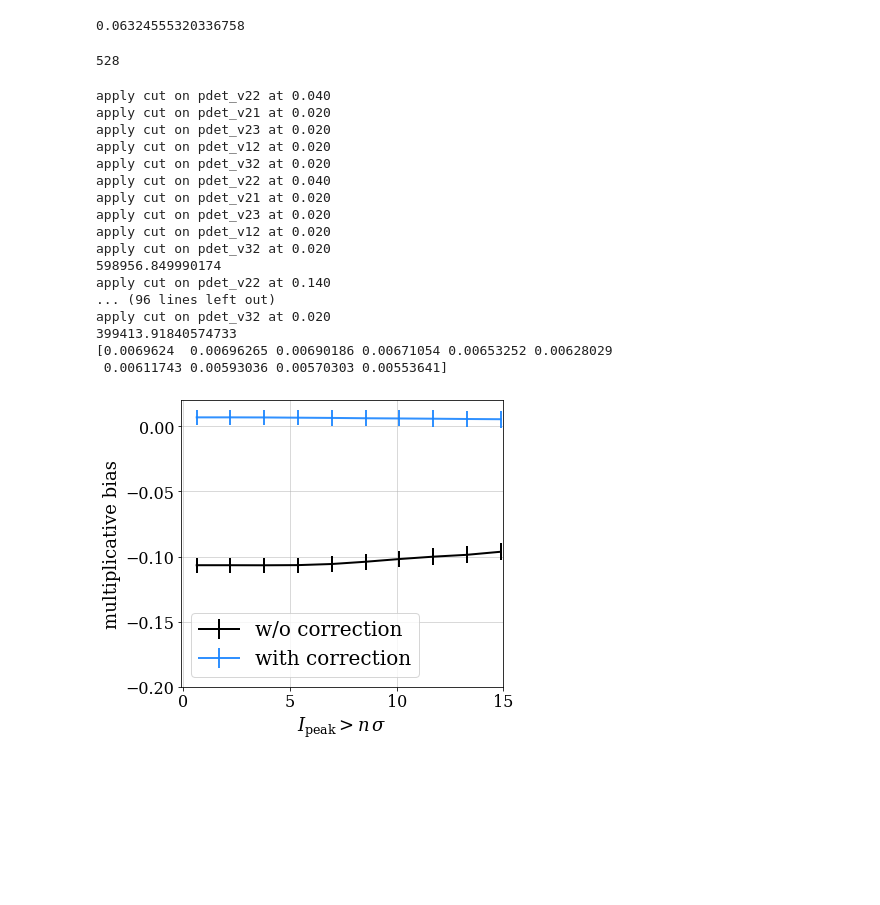
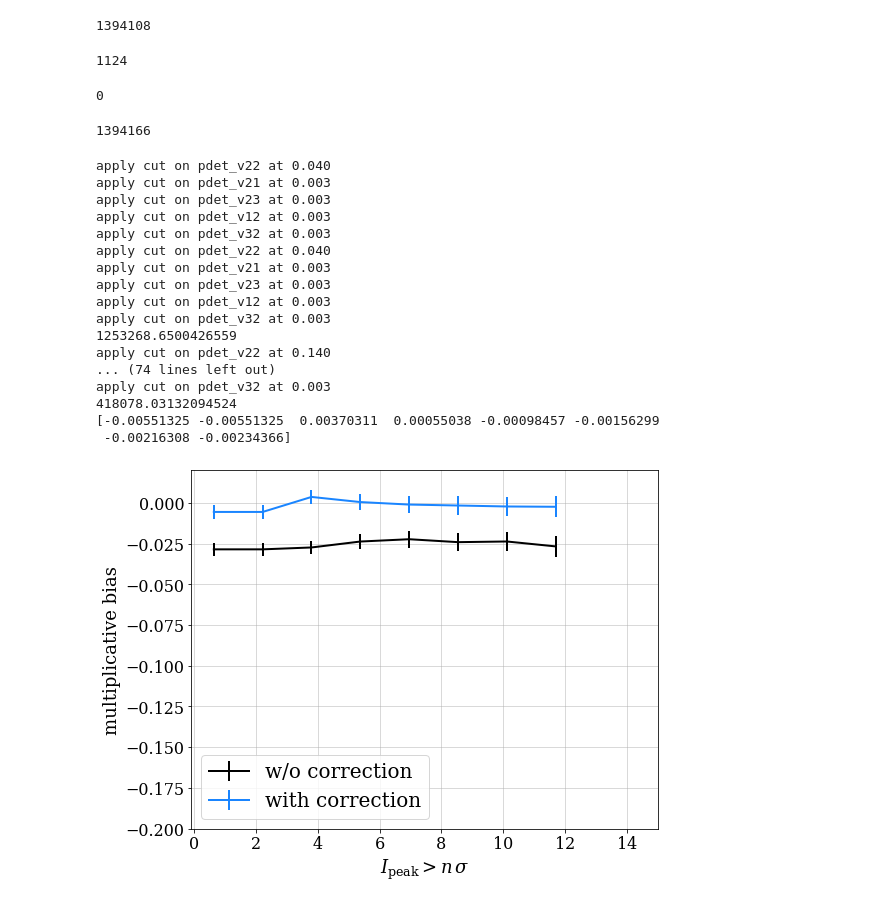
Before and after one commit to mr-superonion/FPFS_notebooks, a Jupyter notebook: ipynb/4_sheartest_noisy/1_shearEst_fs_noisy_knownRef_sigsin.ipynb, the cells around one changed output. Drawn from its saved outputs; the diff is of its cells as text; code cells hidden in the pictures; blank space fills up the shorter version.

```diff
--- a/ipynb/4_sheartest_noisy/1_shearEst_fs_noisy_knownRef_sigsin.ipynb
+++ b/ipynb/4_sheartest_noisy/1_shearEst_fs_noisy_knownRef_sigsin.ipynb
@@ -9,20 +9,19 @@ import numpy as np
 import numpy.lib.recfunctions as rfn
 import matplotlib.pylab as plt
 
-ver='try2'
+ver='try4'
 gver='basic2'
 #dver='cut16'
 dver='det'
 wrkDir=os.environ['homeWrk']
 simDir=os.path.join(wrkDir,'FPFS2/sim/')
-
 def truncSine_func(x,mu=0.,sigma=1.5,deriv=0):
     t=(x-mu)/sigma
     if deriv==0:
         return np.piecewise(t, [t<-1,(t>=-1)&(t<=1),t>1], [0.,lambda t:1./2.+np.sin(t*np.pi/2.)/2., 1.])
     elif deriv==1:
         # multiplicative factor for the first derivative
-        return np.piecewise(t, [t<-1,(t>=-1)&(t<=1),t>1],[0.,lambda t: np.pi/2./sigma*np.cos(t*np.pi/2.)/(1.+np.sin(t*np.pi/2.)), 0.] )
+        return np.piecewise(t, [t<-1+0.01,(t>=-1+0.01)&(t<=1-0.01),t>1-0.01],[0.,lambda t: np.pi/2./sigma*np.cos(t*np.pi/2.)/(1.+np.sin(t*np.pi/2.)), 0.] )
 
 
 def sigmoid_func(x,mu=0.,sigma=1.5,deriv=0):
@@ -54,7 +53,7 @@ def get_detbias(dets,ells,w_sel,icut,isig,ind):
     if use_sig:
         wselb  =  sigmoid_func(dets[fnmv],mu=icut,sigma=isig,deriv=1)
     else:
-        wselb  =  truncSine_func(dets[fnmv],mu=icut,sigma=isig*3,deriv=1)
+        wselb  =  truncSine_func(dets[fnmv],mu=icut,sigma=isig,deriv=1)
     out1=np.sum(ells[fnmr1]*wselb*w_sel)
     out2=np.sum(ells[fnmr2]*wselb*w_sel)
     return out1,out2
@@ -120,14 +119,18 @@ fig.savefig('../../html/sel_fun.pdf')
 # %%
 # read noiseless data
-nver= nver='var0em0'#'var4em3' #
+nver='var8em3' # 'var0em0'#
 outNN1=[]
 outNN2=[]
 for _i in range(400):
-    _a1=fitsio.read(os.path.join(simDir,'srcfs_%sShift-%s/psf60/fpfs-%s-%04d-g1-0000.fits' %(gver,nver,dver,_i)))
-    _a2=fitsio.read(os.path.join(simDir,'srcfs_%sShift-%s/psf60/fpfs-%s-%04d-g1-2222.fits' %(gver,nver,dver,_i)))
+    _a1=fitsio.read(os.path.join(simDir,'srcfs_%sCenter-%s_%s/psf60/fpfs-%s-%04d-g1-0000.fits' %(gver,nver,ver,dver,_i)))
+    _a2=fitsio.read(os.path.join(simDir,'srcfs_%sCenter-%s_%s/psf60/fpfs-%s-%04d-g1-2222.fits' %(gver,nver,ver,dver,_i)))
+    #msk1=((_a1['pdet_x']%64-32.)**2.+(_a1['pdet_y']%64-32.)**2.)<4.
+    #msk2=((_a2['pdet_x']%64-32.)**2.+(_a2['pdet_y']%64-32.)**2.)<4.
+    #_a1=_a1[msk1]
+    #_a2=_a2[msk2]
     outNN1.append(_a1)
     outNN2.append(_a2)
-    del _a1,_a2
+    del _a1,_a2#,msk1,msk2
 outNN1 =   rfn.stack_arrays(outNN1,usemask=False)
 outNN2 =   rfn.stack_arrays(outNN2,usemask=False)
 detM1=   pdet.peak2det(outNN1)
@@ -139,7 +138,12 @@ np.sum((outNN1['pdet_x']%64-32.)**2.+(outNN1['pdet_y']%64-32.)**2.>900)
+# %%
+len(outNN1)
+# %% [output]
+1394108
 # %%
 np.sqrt(0.004)
+gc.collect()
 # %% [output]
-0.06324555320336758
+1124
 # %%
 Const  =   2000.
 if nver=='var4em3':
@@ -150,9 +154,13 @@ ellM1=   fpfs.fpfsBase.fpfsM2E(outNN1,dets=detM1,const=Const,noirev=noirev)
 ellM2=   fpfs.fpfsBase.fpfsM2E(outNN2,dets=detM2,const=Const,noirev=noirev)
 gc.collect()
 # %% [output]
-528
+0
+# %%
+len(detM2)
+# %% [output]
+1394166
 # %%
-use_sig=True
+use_sig=False
 x=[]
 y1=[]
 y2=[]
@@ -177,20 +185,24 @@ else:
     dcc=0.01
     dcut=0.1
 
-cutp=0.02
+cutp=0.003
+if use_sig:
+    cutn=cutp/3.
+else:
+    cutn=cutp
 
-for i in range(0,10):
+for i in range(0,8):
     # update cut array
 
     cut=dcut*i+dcc*4
     cutAll=[]
     cutAll.append(cut)
-    for _ in range(3):
+    for _ in range(len(indsAll)-1):
         cutAll.append(cutp)
     dccAll=[]
     dccAll.append(dcc)
-    for _ in range(3):
-        dccAll.append(cutp/4.)
+    for _ in range(len(indsAll)-1):
+        dccAll.append(cutn)
 
     # weight array
     ws1 = np.ones(len(detM1))
@@ -211,47 +223,47 @@ for i in range(0,10):
         else:
             _wtmp= truncSine_func(detM2['pdet_%s' %pn],mu=cutAll[_],sigma=dccAll[_])
         ws2=ws2*_wtmp
 
     cor1,cor1b = get_detbias_list(detM1,ellM1,ws1,indsAll,cutAll,dccAll)
     cor2,cor2b = get_detbias_list(detM2,ellM2,ws2,indsAll,cutAll,dccAll)
     de   =  np.sum(ellM2['fpfs_e1']*ws2)-np.sum(ellM1['fpfs_e1']*ws1)
     rave = (np.sum(ellM2['fpfs_RE']*ws2)+np.sum(ellM1['fpfs_RE']*ws1))/2.
     raveR= (np.sum(ellM2['fpfs_RE']*ws2)+np.sum(ellM1['fpfs_RE']*ws1)+cor1+cor2)/2.
     x.append(cut/np.sqrt(4e-3))
     y1.append(de/rave/0.04-1)
     y2.append(de/raveR/0.04-1)
     yerr.append(0.15*np.sqrt(np.sum((ellM2['fpfs_RE']*ws2)**2.))/raveR/0.04)
     print(np.sum(ws2))
 gc.collect()
 
 ax.errorbar(np.array(x),np.array(y1),np.array(yerr),label='w/o correction',color=pltutil.colors[0])
 ax.errorbar(np.array(x),np.array(y2),np.array(yerr),label='with correction',color=pltutil.colors[1])
 print(np.array(y2))
 ax.set_xlabel(xlabel+r'$>n\,\sigma$')
 ax.set_ylabel('multiplicative bias')
 ax.set_ylim(-0.20,0.02)
 ax.grid()
 ax.legend()
 plt.tight_layout()
 #fig.savefig('../../html/noisy_knownRef_%s.png' %pn)
 # %% [output]
 apply cut on pdet_v22 at 0.040
-apply cut on pdet_v21 at 0.020
-apply cut on pdet_v23 at 0.020
-apply cut on pdet_v12 at 0.020
-apply cut on pdet_v32 at 0.020
+apply cut on pdet_v21 at 0.003
+apply cut on pdet_v23 at 0.003
+apply cut on pdet_v12 at 0.003
+apply cut on pdet_v32 at 0.003
 apply cut on pdet_v22 at 0.040
-apply cut on pdet_v21 at 0.020
-apply cut on pdet_v23 at 0.020
-apply cut on pdet_v12 at 0.020
-apply cut on pdet_v32 at 0.020
-598956.849990174
+apply cut on pdet_v21 at 0.003
+apply cut on pdet_v23 at 0.003
+apply cut on pdet_v12 at 0.003
+apply cut on pdet_v32 at 0.003
+1253268.6500426559
 apply cut on pdet_v22 at 0.140
-... (96 lines left out)
-apply cut on pdet_v32 at 0.020
-399413.91840574733
-[0.0069624  0.00696265 0.00690186 0.00671054 0.00653252 0.00628029
- 0.00611743 0.00593036 0.00570303 0.00553641]
+... (74 lines left out)
+apply cut on pdet_v32 at 0.003
+418078.03132094524
+[-0.00551325 -0.00551325  0.00370311  0.00055038 -0.00098457 -0.00156299
+ -0.00216308 -0.00234366]
-[figure, old version]
+[figure, new version]
 # %%
 plt.close()
```
Also changed, not shown: parts of 5 cells of this notebook, 4 other files.
